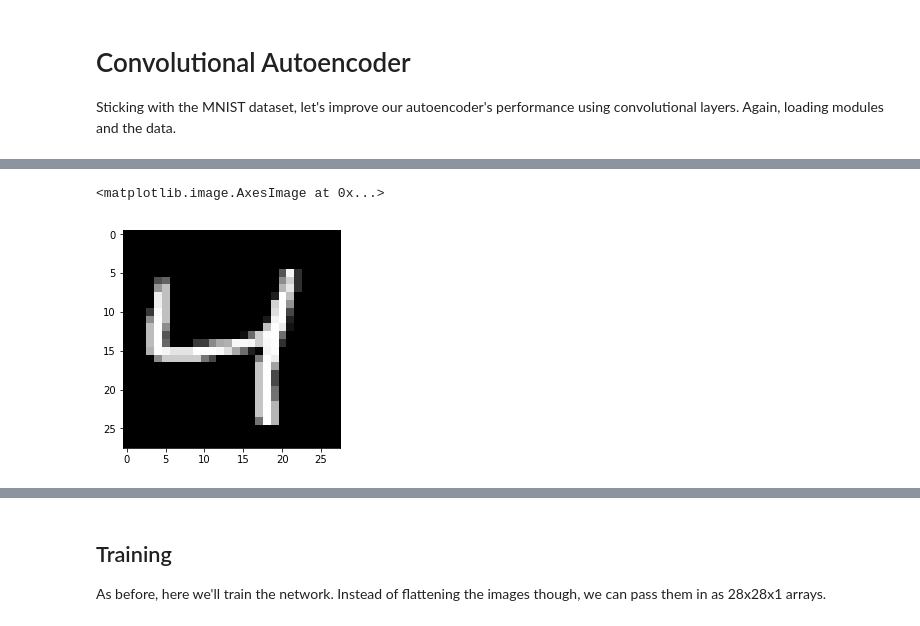
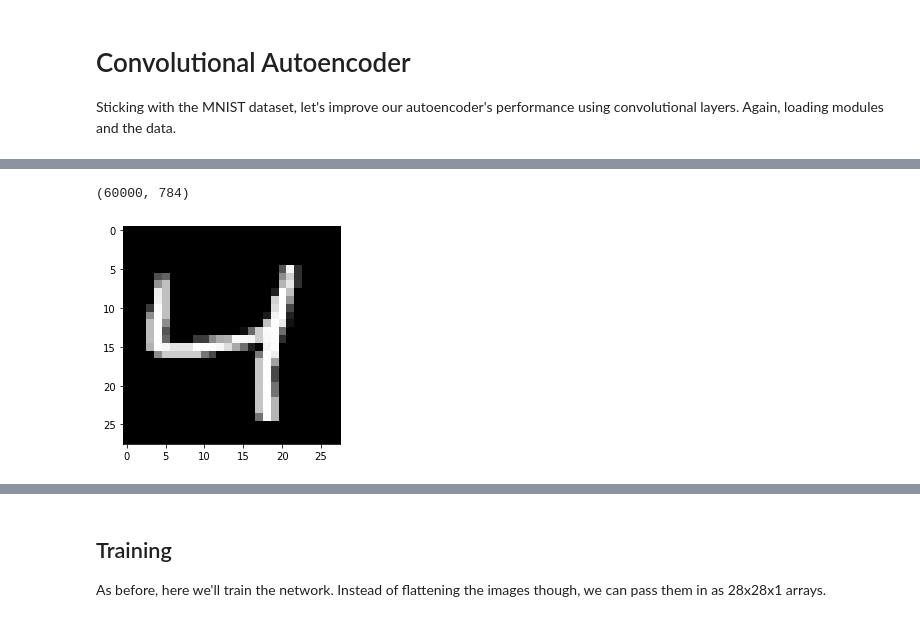
Before and after one commit to atreya221/ANN, a Jupyter notebook: Assignment_04/Task 1_- Autoencoder/Convolutional_Autoencoder.ipynb, the cells around one changed output, grey strips where cells are left out. Saved outputs shown, nothing was run; the diff lists cells and outputs as text; code cells hidden in the pictures.

```diff
--- a/Assignment_04/Task 1_- Autoencoder/Convolutional_Autoencoder.ipynb
+++ b/Assignment_04/Task 1_- Autoencoder/Convolutional_Autoencoder.ipynb
@@ -19,9 +39,10 @@ Extracting MNIST_data/t10k-labels-idx1-ubyte.gz
 # %%
 img = mnist.train.images[2]
 plt.imshow(img.reshape((28, 28)), cmap='Greys_r')
+mnist.train.images.shape
 # %% [output]
-<matplotlib.image.AxesImage at 0x...>
+(60000, 784)
-[figure, old version]
+[figure, new version]
 # %% [markdown]
 ## Network Architecture
 
```
Also changed, not shown: parts of 13 cells of this notebook.
